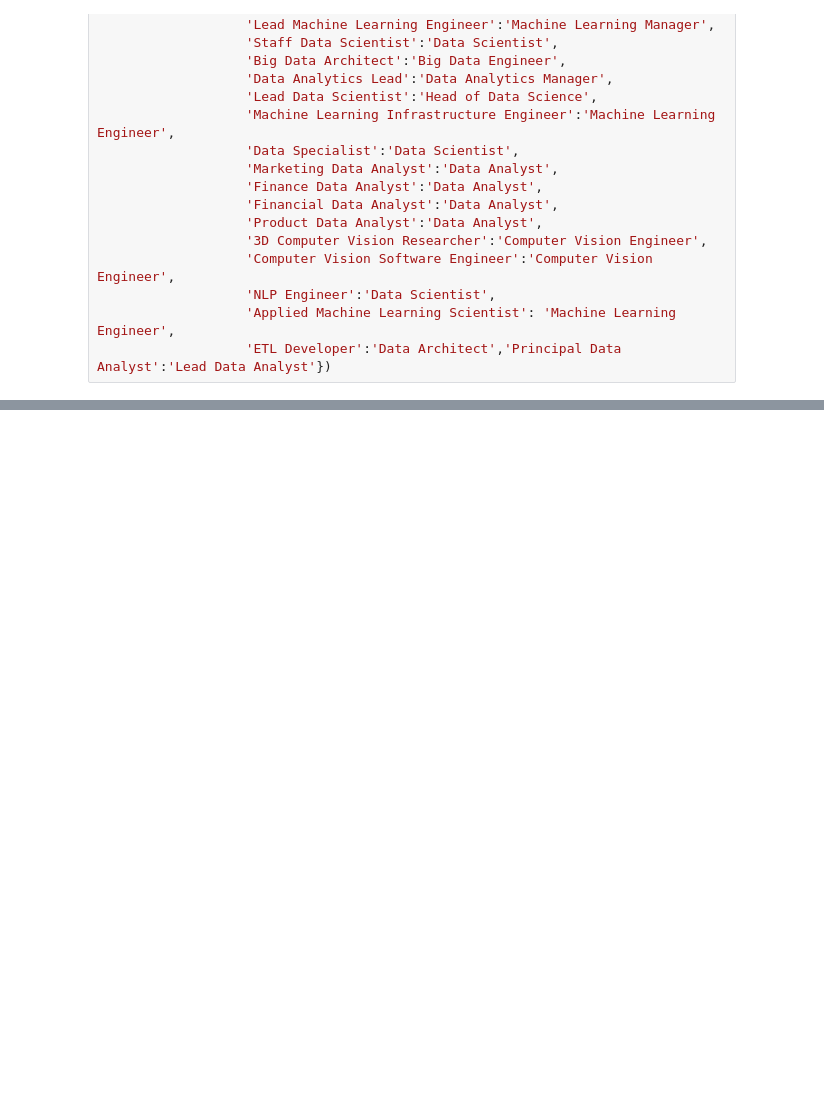
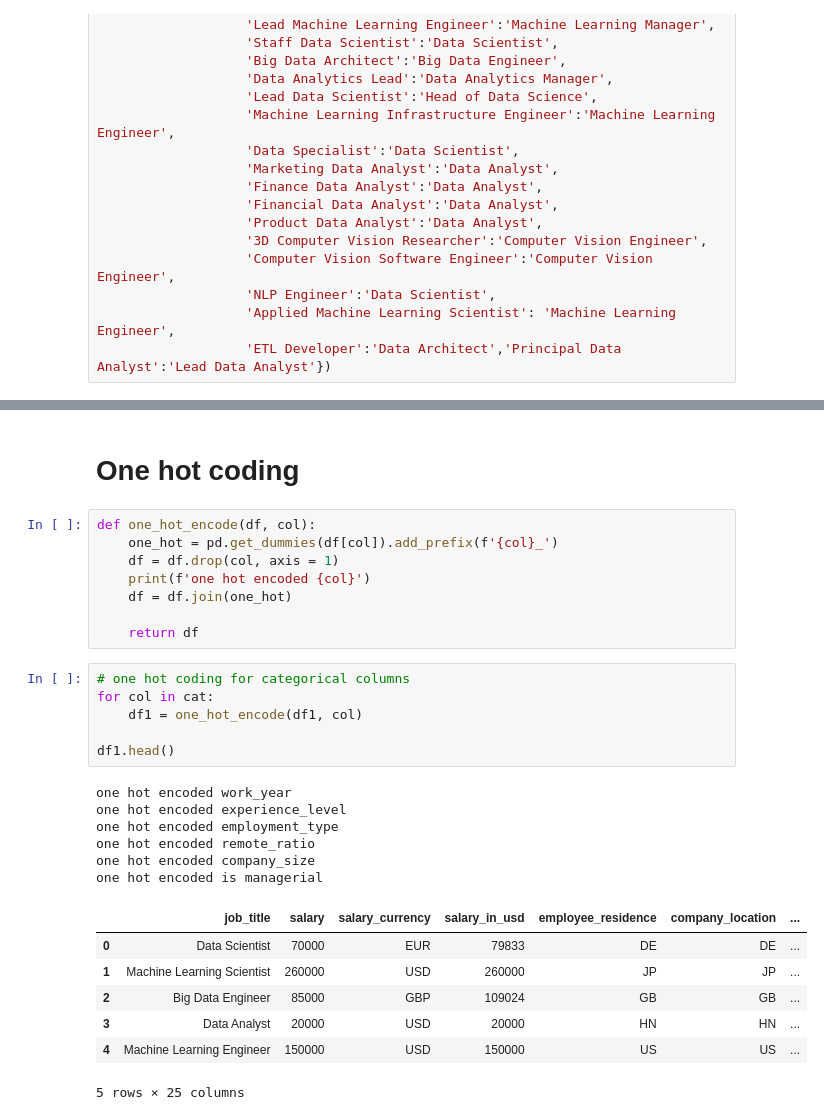
Before and after one commit to BinhHong/Data-science-job-salaries-2022, a Jupyter notebook: DS job salaries.ipynb, the cells around one changed output, grey strips where cells are left out. Cells and saved outputs as stored; diff of their text form; blank space fills up the shorter version.

```diff
--- a/DS job salaries.ipynb
+++ b/DS job salaries.ipynb
@@ -490,0 +455,30 @@ df.head()
+# %% [markdown]
+# One hot coding
+# %%
+def one_hot_encode(df, col):
+    one_hot = pd.get_dummies(df[col]).add_prefix(f'{col}_')
+    df = df.drop(col, axis = 1)
+    print(f'one hot encoded {col}')
+    df = df.join(one_hot)
+
+    return df
+# %%
+# one hot coding for categorical columns
+for col in cat:
+    df1 = one_hot_encode(df1, col)
+
+df1.head()
+# %% [output]
+one hot encoded work_year
+one hot encoded experience_level
+one hot encoded employment_type
+one hot encoded remote_ratio
+one hot encoded company_size
+one hot encoded is managerial
+|  | job_title | salary | salary_currency | salary_in_usd | employee_residence | company_location | ... |
+| 0 | Data Scientist | 70000 | EUR | 79833 | DE | DE | ... |
+| 1 | Machine Learning Scientist | 260000 | USD | 260000 | JP | JP | ... |
+| 2 | Big Data Engineer | 85000 | GBP | 109024 | GB | GB | ... |
+| 3 | Data Analyst | 20000 | USD | 20000 | HN | HN | ... |
+| 4 | Machine Learning Engineer | 150000 | USD | 150000 | US | US | ... |
+5 rows × 25 columns
```
Also changed, not shown: parts of 32 cells of this notebook.
